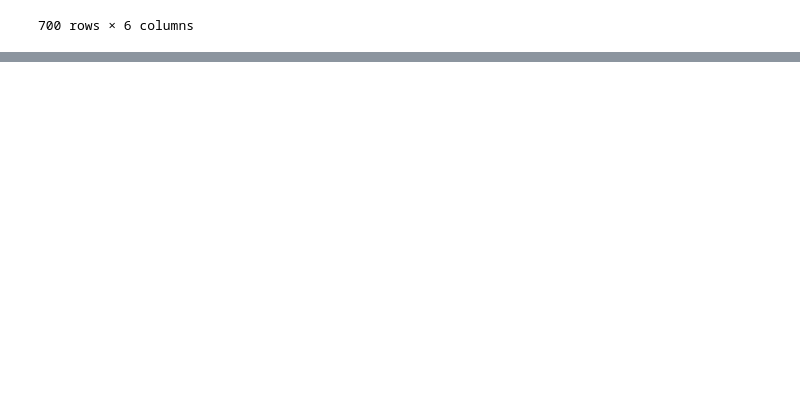
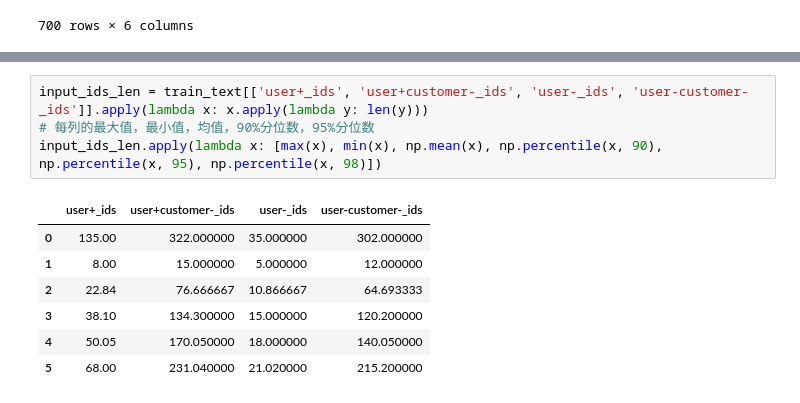
Before and after one commit to Mason-1011/WWW2025-MDSIRC, a Jupyter notebook: PreView.ipynb, the cells around one changed output, grey strips where cells are left out. Saved outputs shown, nothing was run; the diff lists cells and outputs as text; blank space fills up the shorter version.

```diff
--- a/PreView.ipynb
+++ b/PreView.ipynb
@@ -192,0 +254,12 @@ train_image
+# %%
+input_ids_len = train_text[['user+_ids', 'user+customer-_ids', 'user-_ids', 'user-customer-_ids']].apply(lambda x: x.apply(lambda y: len(y)))
+# 每列的最大值，最小值，均值，90%分位数，95%分位数
+input_ids_len.apply(lambda x: [max(x), min(x), np.mean(x), np.percentile(x, 90), np.percentile(x, 95), np.percentile(x, 98)])
+# %% [output]
+|  | user+_ids | user+customer-_ids | user-_ids | user-customer-_ids |
+| 0 | 135.00 | 322.000000 | 35.000000 | 302.000000 |
+| 1 | 8.00 | 15.000000 | 5.000000 | 12.000000 |
+| 2 | 22.84 | 76.666667 | 10.866667 | 64.693333 |
+| 3 | 38.10 | 134.300000 | 15.000000 | 120.200000 |
+| 4 | 50.05 | 170.050000 | 18.000000 | 140.050000 |
+| 5 | 68.00 | 231.040000 | 21.020000 | 215.200000 |
```
Also changed, not shown: parts of 5 cells of this notebook, 4 other files.
